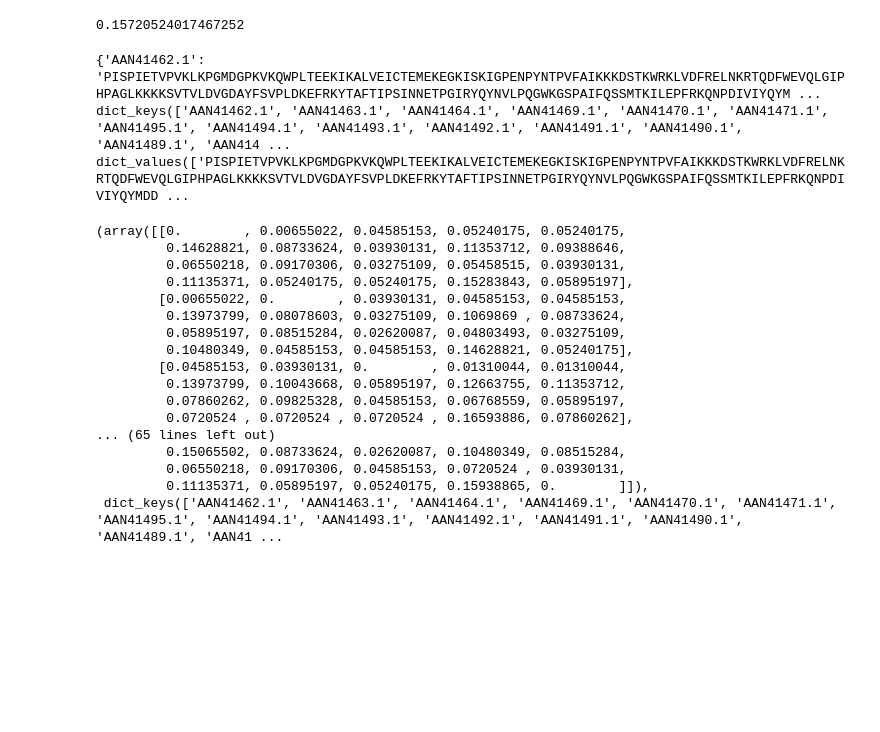
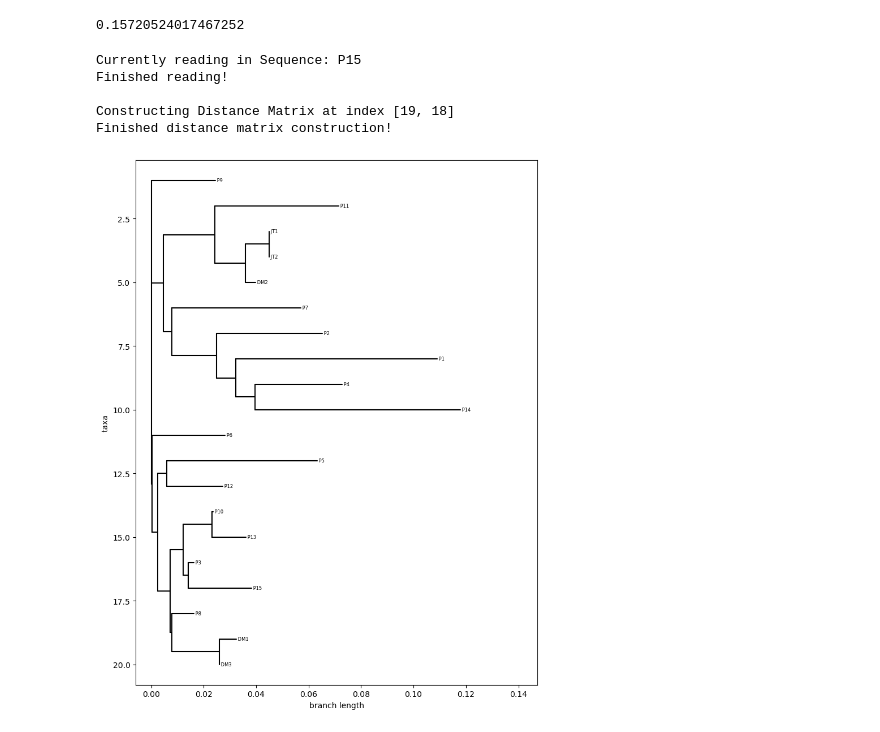
Before and after one commit to 1026338091/BINF6250.pr6, a Jupyter notebook: project06/project06.ipynb, the cells around one changed output. Saved outputs shown, nothing was run; the diff lists cells and outputs as text; code cells hidden in the pictures; blank space fills up the shorter version.

```diff
--- a/project06/project06.ipynb
+++ b/project06/project06.ipynb
@@ -250,42 +253,8 @@ def build_distance_matrix(sequences: Dict[str, str]) -> Tuple[np.ndarray, List[s
         for ind2, seq2 in enumerate(sequences.values()):
             if seq1 == seq2:
                 continue
+            print(f"Constructing Distance Matrix at index [{ind1}, {ind2}]", end="\r")
             distance_matrix[ind1, ind2] = smith_waterman(seq1, seq2)
 
-    df = pd.DataFrame(distance_matrix, columns=seq_ids, index=seq_ids)
-    df.to_csv("sw_out.txt", sep="\t", float_format='{%.6f}')
-
-
+    print("\nFinished distance matrix construction!\n")
     return(distance_matrix, seq_ids)
-build_distance_matrix(read_fasta())
-# %% [output]
-{'AAN41462.1': 'PISPIETVPVKLKPGMDGPKVKQWPLTEEKIKALVEICTEMEKEGKISKIGPENPYNTPVFAIKKKDSTKWRKLVDFRELNKRTQDFWEVQLGIPHPAGLKKKKSVTVLDVGDAYFSVPLDKEFRKYTAFTIPSINNETPGIRYQYNVLPQGWKGSPAIFQSSMTKILEPFRKQNPDIVIYQYM ...
-dict_keys(['AAN41462.1', 'AAN41463.1', 'AAN41464.1', 'AAN41469.1', 'AAN41470.1', 'AAN41471.1', 'AAN41495.1', 'AAN41494.1', 'AAN41493.1', 'AAN41492.1', 'AAN41491.1', 'AAN41490.1', 'AAN41489.1', 'AAN414 ...
-dict_values(['PISPIETVPVKLKPGMDGPKVKQWPLTEEKIKALVEICTEMEKEGKISKIGPENPYNTPVFAIKKKDSTKWRKLVDFRELNKRTQDFWEVQLGIPHPAGLKKKKSVTVLDVGDAYFSVPLDKEFRKYTAFTIPSINNETPGIRYQYNVLPQGWKGSPAIFQSSMTKILEPFRKQNPDIVIYQYMDD ...
-(array([[0.        , 0.00655022, 0.04585153, 0.05240175, 0.05240175,
-         0.14628821, 0.08733624, 0.03930131, 0.11353712, 0.09388646,
-         0.06550218, 0.09170306, 0.03275109, 0.05458515, 0.03930131,
-         0.11135371, 0.05240175, 0.05240175, 0.15283843, 0.05895197],
-        [0.00655022, 0.        , 0.03930131, 0.04585153, 0.04585153,
-         0.13973799, 0.08078603, 0.03275109, 0.1069869 , 0.08733624,
-         0.05895197, 0.08515284, 0.02620087, 0.04803493, 0.03275109,
-         0.10480349, 0.04585153, 0.04585153, 0.14628821, 0.05240175],
-        [0.04585153, 0.03930131, 0.        , 0.01310044, 0.01310044,
-         0.13973799, 0.10043668, 0.05895197, 0.12663755, 0.11353712,
-         0.07860262, 0.09825328, 0.04585153, 0.06768559, 0.05895197,
-         0.0720524 , 0.0720524 , 0.0720524 , 0.16593886, 0.07860262],
-... (65 lines left out)
-         0.15065502, 0.08733624, 0.02620087, 0.10480349, 0.08515284,
-         0.06550218, 0.09170306, 0.04585153, 0.0720524 , 0.03930131,
-         0.11135371, 0.05895197, 0.05240175, 0.15938865, 0.        ]]),
- dict_keys(['AAN41462.1', 'AAN41463.1', 'AAN41464.1', 'AAN41469.1', 'AAN41470.1', 'AAN41471.1', 'AAN41495.1', 'AAN41494.1', 'AAN41493.1', 'AAN41492.1', 'AAN41491.1', 'AAN41490.1', 'AAN41489.1', 'AAN41 ...
-# %%
-class Node:
-    def __init__(self, name, limb_len, bald_vector = None, edges = {}):
-        self.name = name
-        self.limb_len = limb_len
-        self.bald = bald_vector
-        self.connections = edges
-
-    def add_edge(self, node_name, node):
-        self.connections[node_name] = node
@@ -342,0 +261,20 @@ def neighbor_joining(
+# %%
+def build_Q(distance_matrix):
+    q_matrix = np.zeros(distance_matrix.shape, dtype = float)
+    row_sums = []
+
+    for row in distance_matrix:
+        row_sums.append(sum(row))
+
+    n = len(row_sums)
+
+    # Q(i,j) = (n − 2) · d(i,j) − Σd(i) − Σd(j)
+    for ind1, q_row in enumerate(row_sums):
+        for ind2, q_col in enumerate(row_sums):
+            if ind1 == ind2:
+                continue
+            # print(f"Constructing Q Matrix at index [{ind1}, {ind2}]", end="\r") *Debug statement for verbosity*
+            q_matrix[ind1][ind2] = (n-2) * distance_matrix[ind1][ind2] - q_row - q_col
+
+    # print("\nFinished Q matrix construction!\n") *Debug statement for verbosity*
+    return q_matrix
@@ -373,13 +456,21 @@ def plot_tree(newick_tree: str) -> None:
 # %%
 if __name__ == "__main__":
     # Read HIV RT sequences
-    sequences = read_fasta("lafayette_SARS_RT.fasta")
+    sequences = read_fasta("data/lafayette_SARS_RT.fasta")
 
     # Build distance matrix using Smith-Waterman
     dist_matrix, seq_ids = build_distance_matrix(sequences)
+    seq_ids = list(seq_ids)
 
     # Generate unrooted tree using Neighbor-Joining
     tree = neighbor_joining(dist_matrix, seq_ids)
 
     # Plot tree
     plot_tree(tree)
+# %% [output]
+Currently reading in Sequence: P15
+Finished reading!
+
+Constructing Distance Matrix at index [19, 18]
+Finished distance matrix construction!
+[figure, added]
```
Also changed, not shown: parts of 7 cells of this notebook.
